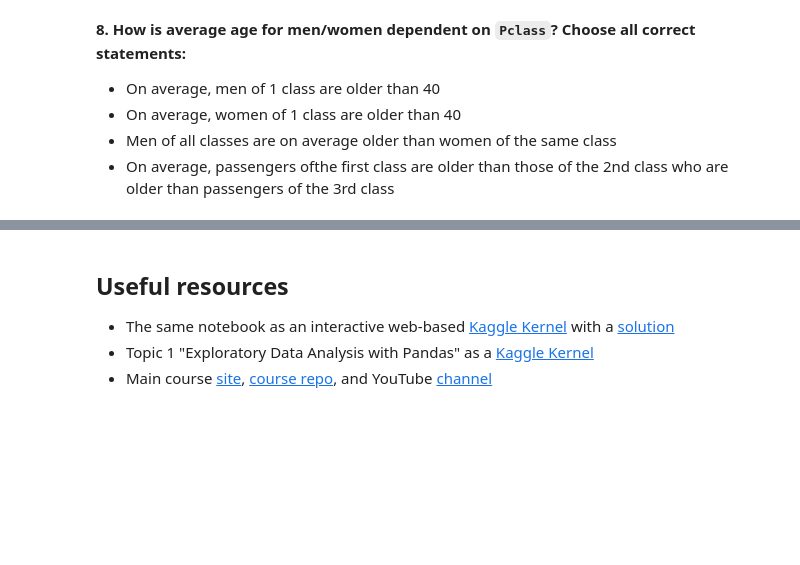
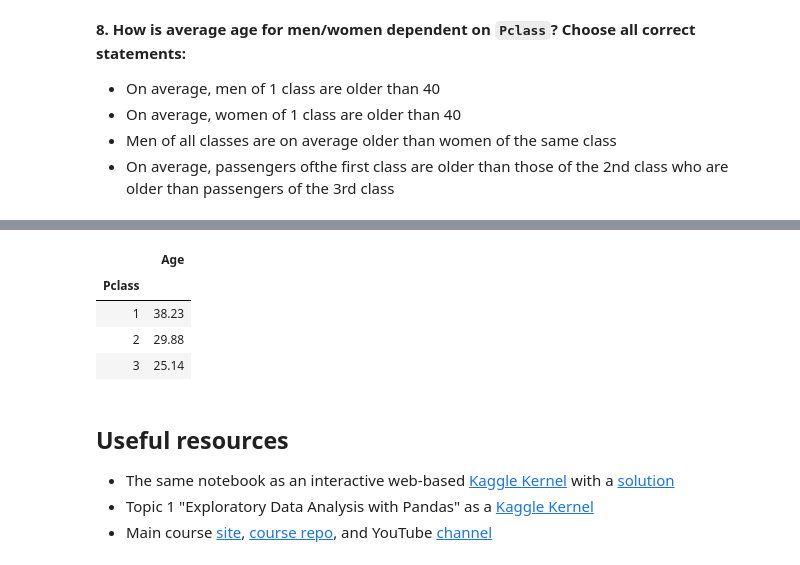
Before and after one commit to krohit01/mlcourse.ai, a Jupyter notebook: jupyter_english/topic01_pandas_data_analysis/topic1_practice_pandas_titanic.ipynb, the cells around one changed output, grey strips where cells are left out. Cells and saved outputs as stored; diff of their text form; code cells hidden in the pictures; blank space fills up the shorter version.

```diff
--- a/jupyter_english/topic01_pandas_data_analysis/topic1_practice_pandas_titanic.ipynb
+++ b/jupyter_english/topic01_pandas_data_analysis/topic1_practice_pandas_titanic.ipynb
@@ -191,3 +263,11 @@ Name: Age, dtype: float64
+# %%
+pd.DataFrame(data.groupby(['Pclass'])['Age'].agg(np.mean))
+# %% [output]
+|  | Age |
+| Pclass |  |
+| 1 | 38.23 |
+| 2 | 29.88 |
+| 3 | 25.14 |
 # %% [markdown]
 ## Useful resources
 * The same notebook as an interactive web-based [Kaggle Kernel](https://www.kaggle.com/kashnitsky/topic-1-practice-analyzing-titanic-passengers) with a [solution](https://www.kaggle.com/kashnitsky/topic-1-practice-solution)
```
Also changed, not shown: parts of 9 cells of this notebook.
